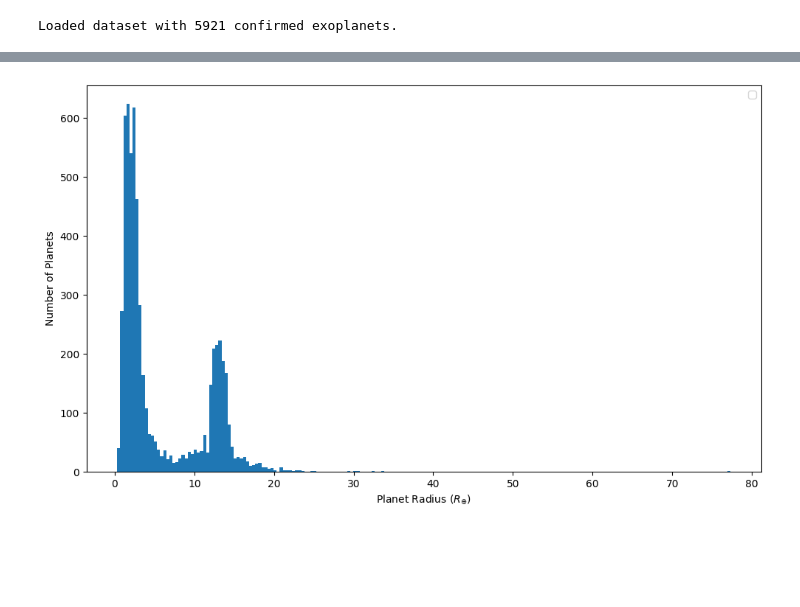
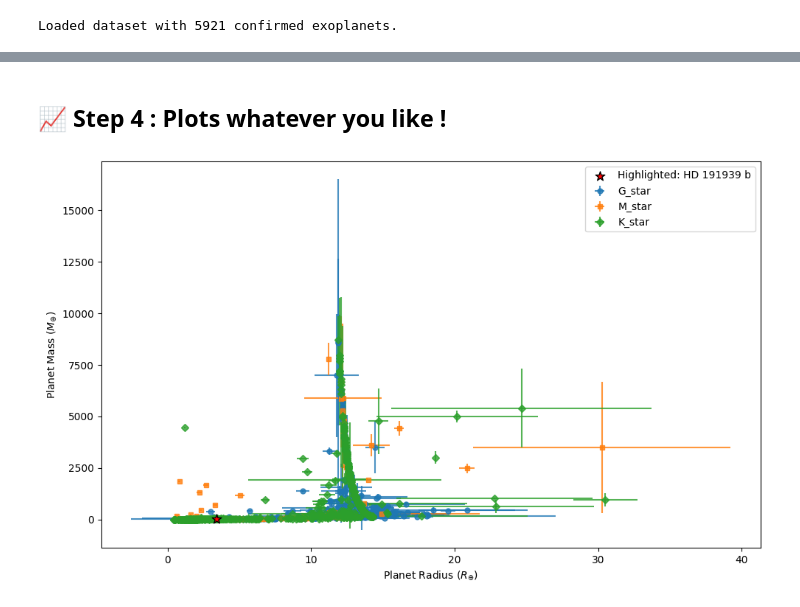
Before and after one commit to SimonWtmn/Exoplot, a Jupyter notebook: Stage_CEA_Exoplanet/main.ipynb, the cells around one changed output, grey strips where cells are left out. Saved outputs shown, nothing was run; the diff lists cells and outputs as text; code cells hidden in the pictures; blank space fills up the shorter version.

Commit message:
Corrected Presets, Adding plots function and label map for interactive plots

```diff
--- a/Stage_CEA_Exoplanet/main.ipynb
+++ b/Stage_CEA_Exoplanet/main.ipynb
@@ -87,4 +30,13 @@ After applying any preset, you can:
 # %%
-df_filtered = PAPER_PRESETS["Fulton_2017"]()
-print(f"Filtered to {len(df_filtered)} exoplanets.")
+Fulton_2017_sample = PAPER_PRESETS["Fulton_2017"]()
+print(f"Fulton_2017_sample filtered to {len(Fulton_2017_sample)} exoplanets.")
+
+G_star_sample = STELLAR_TYPE_PRESETS["G"]()
+print(f"G_star_sample filtered to {len(G_star_sample)} exoplanets.")
+
+M_star_sample = STELLAR_TYPE_PRESETS["M"]()
+print(f"M_star_sample filtered to {len(M_star_sample)} exoplanets.")
+
+K_star_sample = STELLAR_TYPE_PRESETS["K"]()
+print(f"K_star_sample filtered to {len(K_star_sample)} exoplanets.")
 # %% [output]
@@ -120,4 +47,6 @@ plot_radii_vs_mass_Mtype(Mdwarf_sample_2021)
-# %%
-plot_histogram(full_data)
-# %% [output]
-[figure, removed]
+# %% [markdown]
+## 📈 Step 4 : Plots whatever you like !
+# %%
+plot_sample([G_star_sample, M_star_sample, K_star_sample], x_axis='pl_rade', y_axis='pl_bmasse', highlight_planet='HD 191939 b')
+# %% [output]
+[figure, added]
```
Also changed, not shown: parts of 13 cells of this notebook, 4 other files.
